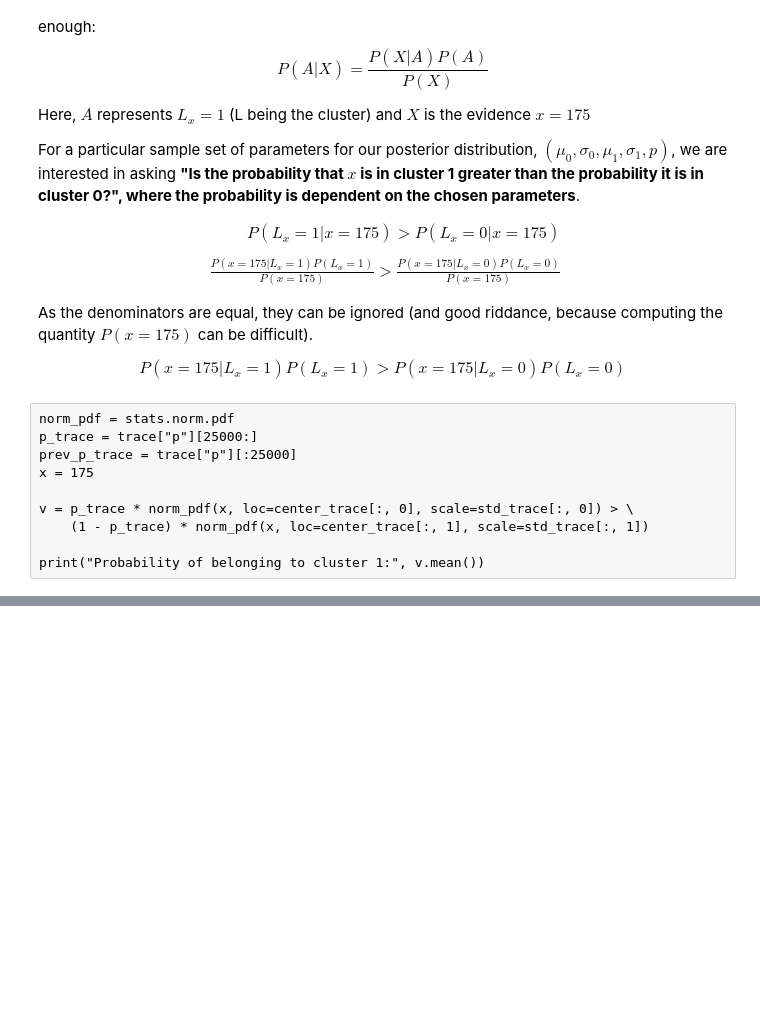
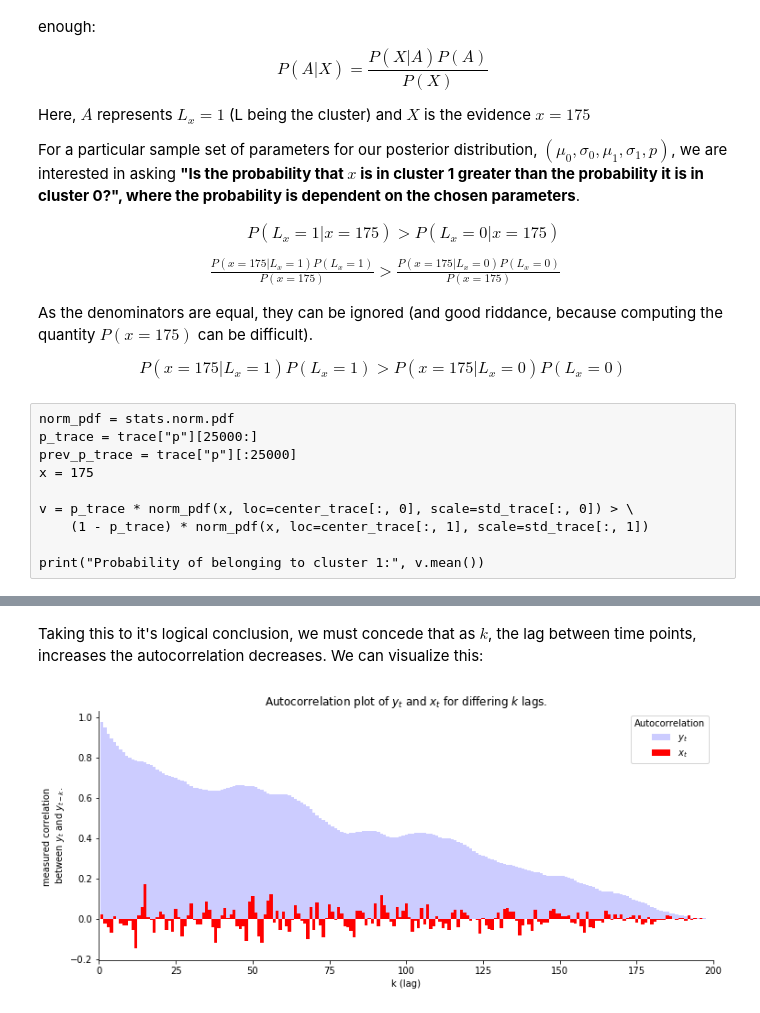
Before and after one commit to rmania/datascience, a Jupyter notebook: ml_models/2_1_bayesian_models_MCMC.ipynb, the cells around one changed output, grey strips where cells are left out. Drawn from its saved outputs; the diff is of its cells as text; code cells hidden in the pictures; blank space fills up the shorter version.

```diff
--- a/ml_models/2_1_bayesian_models_MCMC.ipynb
+++ b/ml_models/2_1_bayesian_models_MCMC.ipynb
@@ -384,0 +498,21 @@ print("Probability of belonging to cluster 1:", v.mean())
+# %% [markdown]
+Taking this to it's logical conclusion, we must concede that as $k$, the lag between time points, increases the autocorrelation decreases. We can visualize this:
+# %%
+def autocorr(x):
+    # from http://tinyurl.com/afz57c4
+    result = np.correlate(x, x, mode='full')
+    result = result / np.max(result)
+    return result[result.size // 2:]
+
+fig, ax = plt.subplots(figsize=[12,5])
+x = np.arange(1, 200)
+ax.bar(x, autocorr(y_t)[1:], width=1, label="$y_t$", color='blue', alpha=.2)
+ax.bar(x, autocorr(x_t)[1:], width=1, label="$x_t$", color='red')
+
+ax.legend(title="Autocorrelation")
+ax.set(ylabel = 'measured correlation \nbetween $y_t$ and $y_{t-k}$.',
+       xlabel = 'k (lag)', xlim = (0,200))
+remove_borders(ax)
+_ = plt.title("Autocorrelation plot of $y_t$ and $x_t$ for differing $k$ lags.")
+# %% [output]
+[figure, added]
```
Also changed, not shown: parts of 8 cells of this notebook, 1 other file.
